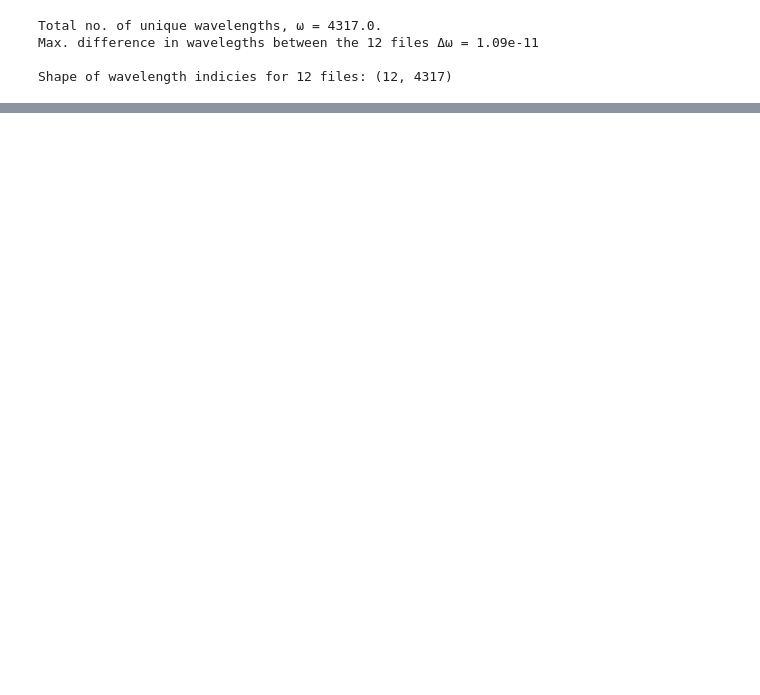
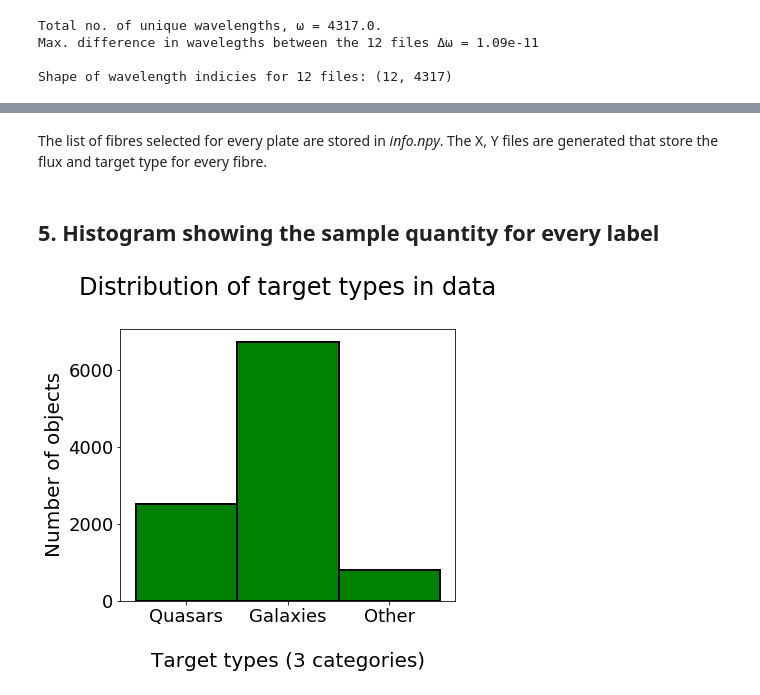
Before and after one commit to SoumyaShreeram/Analyzing_spectra_with_ML, a Jupyter notebook: 02_Reading_ProcessingSDSSdata.ipynb, the cells around one changed output, grey strips where cells are left out. Saved outputs shown, nothing was run; the diff lists cells and outputs as text; code cells hidden in the pictures; blank space fills up the shorter version.

Commit message:
Almost generated training and testing data sets

```diff
--- a/02_Reading_ProcessingSDSSdata.ipynb
+++ b/02_Reading_ProcessingSDSSdata.ipynb
@@ -20,7 +21,7 @@ Note: all functions used are put together in the code cell preceeding the execut
 import astropy.io.fits as fits
 %matplotlib inline
 import matplotlib.pyplot as plt
-plt.rcParams.update({'font.size': 16})
+plt.rcParams.update({'font.size': 20})
 import numpy as np
 from numpy.lib.format import open_memmap
 import os
@@ -327,6 +377,42 @@ def fileNameMaps(uncorrupted, nb_fibers, wave_idxs):
+# %% [markdown]
+The list of fibres selected for every plate are stored in *info.npy*. The X, Y files are generated that store the flux and target type for every fibre.
 # %%
-# prints list of selected fibres
-selectd_fibres , nb_fibers = listOfFilenamesIDs(data, pms, return_infos, pms_unique)
+# saves the list of selected fibres
+fibre_ids, nb_fibers = listOfFilenamesIDs(data, pms, return_infos, pms_unique)
 
-# sets name according to nature of samples for: classification vs detection
-counter, x_name, y_name = fileNameMaps(uncorrupted, nb_fibers, wave_indicies[2][:])
+# generates & sets name of file according to the samples (for classification vs detection)
+X, Y = fileNameMaps(uncorrupted, nb_fibers, len(wave))
+# %%
+counter = 0
+for j, (pm, fibres) in enumerate(zip(pms_unique, fibre_ids)):
+    # opens the file
+    hdu     = fits.open(setName(spPlate_dir, pm))
+
+    # saves all fluxes in X: a memory-mapped array
+    X = saveFluxes(counter, wave_indicies, hdu, fibres)
+
+    # saves the information about the type of target i.e. QSO, Galaxy, etc
+    Y = saveTargetTypes(counter, hdu, fibres)
+
+    counter = counter+len(fibres)
+    hdu.close()
+# %% [markdown]
+## 5. Histogram showing the sample quantity for every label
+# %%
+plt.figure(figsize=(6,5))
+fig = plt.hist(Y, bins=np.arange(4), align='left', histtype='bar', color="green", ec="black", lw=2)
+
+plt.xticks(np.arange(3),
+           labels=['Quasars', 'Galaxies', 'Other'],
+           rotation=0, fontsize=18)
+
+plt.yticks(fontsize=18)
+plt.ylabel('Number of objects')
+plt.xlabel('\nTarget types (3 categories)')
+plt.title('Distribution of target types in data\n')
+
+plt.savefig('Images/Histogram_categories.eps',
+            format="eps", bbox_inches='tight')
+plt.show()
+# %% [output]
+[figure, added]
```
Also changed, not shown: parts of 5 cells of this notebook.
